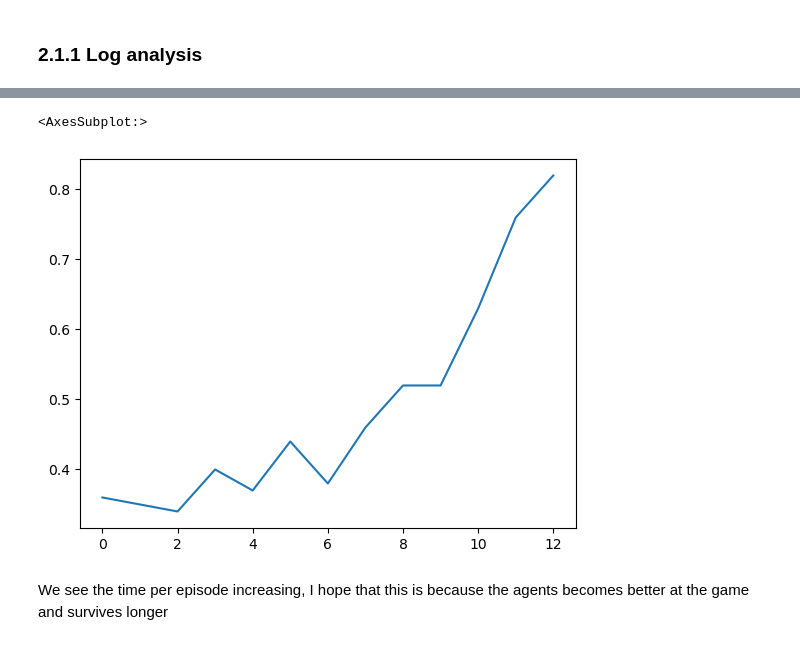
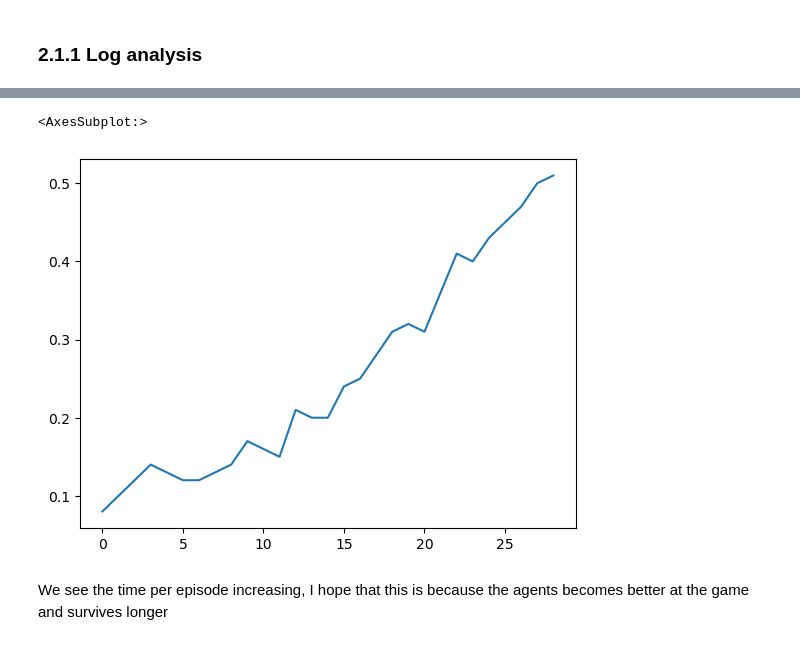
Before and after one commit to 4rn3/rl_school_project, a Jupyter notebook: space_invaders.ipynb, the cells around one changed output, grey strips where cells are left out. Drawn from its saved outputs; the diff is of its cells as text; code cells hidden in the pictures.

```diff
--- a/space_invaders.ipynb
+++ b/space_invaders.ipynb
@@ -271,5 +289,4 @@ No artists with labels found to put in legend.  Note that artists whose label st
 ### 2.1.1 Log analysis
 # %%
 #Highest average rewards
-dqn_df = pd.read_csv('./logs/DQN_logs/DQN2.csv')
-dqn_df.sort_values(by=["avg_score", "total_training_rewards"], ascending=False).head(5)
+dqn_df = pd.read_csv('./logs/DQN_logs/DQN.csv')
@@ -292,8 +334,11 @@ dqn_df["steps"].plot.line()
+# %%
+#Removing the entries not caused by aggergat
+dqn_time = dqn_df[dqn_df["episode"] % 5 ==0]
 # %%
-dqn_df["avg_time"].plot.line()
+dqn_time["avg_time"].plot.line()
 # %% [output]
 <AxesSubplot:>
-[figure, old version]
+[figure, new version]
 # %% [markdown]
 <p>We see the time per episode increasing, I hope that this is because the agents becomes better at the game and survives longer</p>
 # %% [markdown]
```
Also changed, not shown: parts of 25 cells of this notebook.
